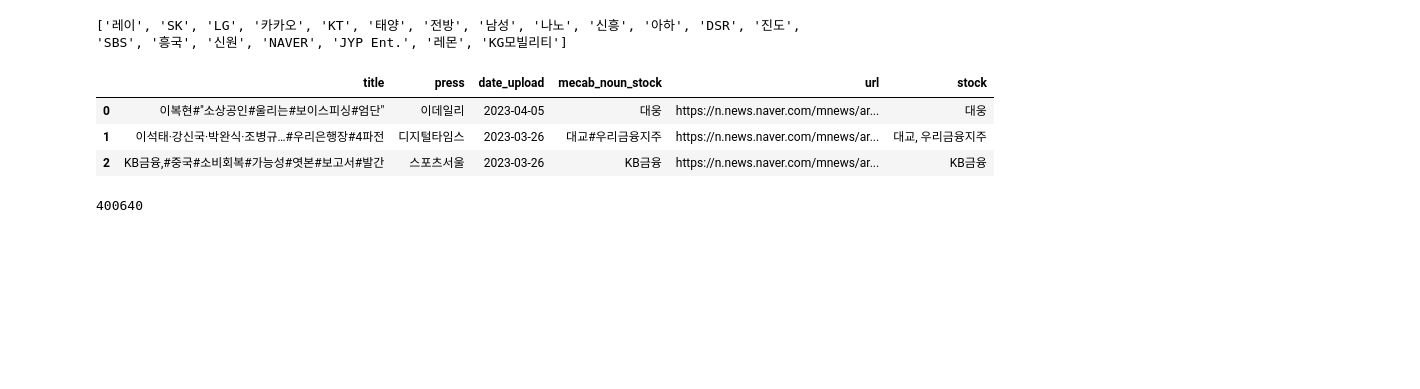
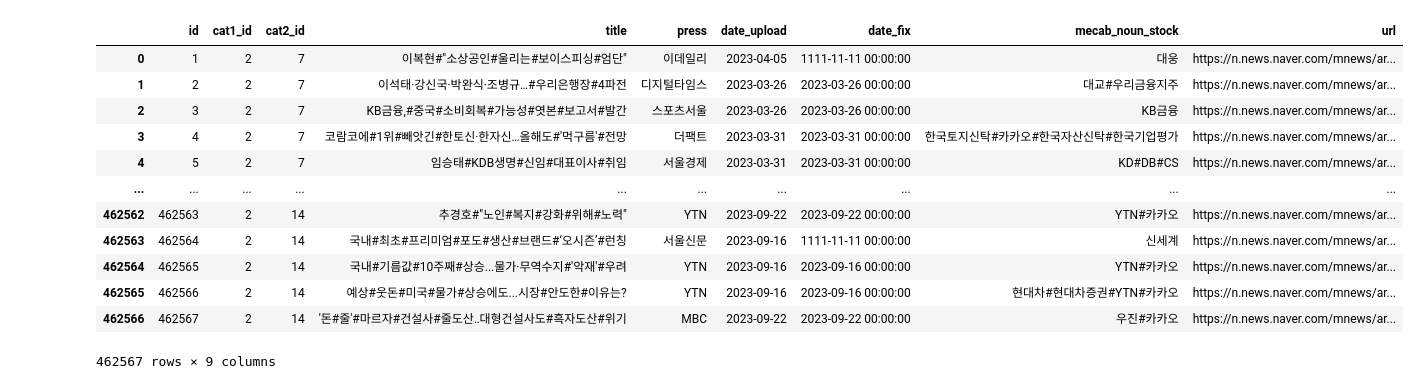
Before and after one commit to sesac-2023/FinalProj, a Jupyter notebook: data_preprocessing.ipynb, the cells around one changed output. Saved outputs shown, nothing was run; the diff lists cells and outputs as text; code cells hidden in the pictures; blank space fills up the shorter version.

```diff
--- a/data_preprocessing.ipynb
+++ b/data_preprocessing.ipynb
@@ -1,22 +0,0 @@
-# %%
-#sql 연결 및 데이터 불러와서 df로 변환
-import pandas as pd
-import pymysql
-
-with open('pentagon1004.sql', 'r') as f:
-    sql_script = f.read()
-
-with open(f"./db_config", "r") as f:
-    config = f.readlines()
-
-config_dict = {}
-for l in config:
-    idx = l.index('=')
-    k = l[:idx]
-    v = l[idx + 1:]
-    config_dict[k] = v.rstrip()
-
-conn = pymysql.connect(**config_dict)
-cur = conn.cursor()
-# cur.execute(sql_script)  # Assuming that your SQL script creates the table
-df = pd.read_sql_query("SELECT * FROM pentagon_news", conn)
@@ -26,6 +0,0 @@ df = pd.read_sql_query("SELECT * FROM pentagon_news", conn)
-# %%
-# 샾 분리, 증권 제외
-df['stock'] = df['mecab_noun_stock'].str.split('#')
-df = df[['title', 'press', 'date_upload', 'mecab_noun_stock', 'url', 'stock']]
-df['stock'] = df['stock'].apply(lambda x: [word for word in x if not word.endswith('증권')] if isinstance(x, list) else [])
-df.head(5)
@@ -251,21 +0,0 @@ list1 = ['삼성전자',
-# %%
-# 리스트 제거, 제외할 단어 리스트 생성
-df['stock'] = df['stock'].apply(lambda x: ', '.join(x) if isinstance(x, list) else x)
-exception_word = [x for x in df2[df2>1000].index.tolist() if x not in list1]
-print(exception_word)
-df.head(3)
-# %% [output]
-['레이', 'SK', 'LG', '카카오', 'KT', '태양', '전방', '남성', '나노', '신흥', '아하', 'DSR', '진도', 'SBS', '흥국', '신원', 'NAVER', 'JYP Ent.', '레몬', 'KG모빌리티']
-|  | title | press | date_upload | mecab_noun_stock | url | stock |
-| 0 | 이복현#"소상공인#울리는#보이스피싱#엄단" | 이데일리 | 2023-04-05 | 대웅 | https://n.news.naver.com/mnews/ar... | 대웅 |
-| 1 | 이석태·강신국·박완식·조병규…#우리은행장#4파전 | 디지털타임스 | 2023-03-26 | 대교#우리금융지주 | https://n.news.naver.com/mnews/ar... | 대교, 우리금융지주 |
-| 2 | KB금융,#중국#소비회복#가능성#엿본#보고서#발간 | 스포츠서울 | 2023-03-26 | KB금융 | https://n.news.naver.com/mnews/ar... | KB금융 |
-# %%
-# 제외단어 제외한 개수 확인
-for word in exception_word:
-    df['stock'] = df['stock'].str.replace(word, '')
-df = df[df['stock'].str.len() > 0]
-len(df)
-# df.head
-# %% [output]
-400640
@@ -274,0 +23,17 @@ df.head(10)
+# %%
+# 데이터 확인
+df
+# %% [output]
+|  | id | cat1_id | cat2_id | title | press | date_upload | date_fix | mecab_noun_stock | url |
+| 0 | 1 | 2 | 7 | 이복현#"소상공인#울리는#보이스피싱#엄단" | 이데일리 | 2023-04-05 | 1111-11-11 00:00:00 | 대웅 | https://n.news.naver.com/mnews/ar... |
+| 1 | 2 | 2 | 7 | 이석태·강신국·박완식·조병규…#우리은행장#4파전 | 디지털타임스 | 2023-03-26 | 2023-03-26 00:00:00 | 대교#우리금융지주 | https://n.news.naver.com/mnews/ar... |
+| 2 | 3 | 2 | 7 | KB금융,#중국#소비회복#가능성#엿본#보고서#발간 | 스포츠서울 | 2023-03-26 | 2023-03-26 00:00:00 | KB금융 | https://n.news.naver.com/mnews/ar... |
+| 3 | 4 | 2 | 7 | 코람코에#1위#빼앗긴#한토신·한자신…올해도#'먹구름'#전망 | 더팩트 | 2023-03-31 | 2023-03-31 00:00:00 | 한국토지신탁#카카오#한국자산신탁#한국기업평가 | https://n.news.naver.com/mnews/ar... |
+| 4 | 5 | 2 | 7 | 임승태#KDB생명#신임#대표이사#취임 | 서울경제 | 2023-03-31 | 2023-03-31 00:00:00 | KD#DB#CS | https://n.news.naver.com/mnews/ar... |
+| ... | ... | ... | ... | ... | ... | ... | ... | ... | ... |
+| 462562 | 462563 | 2 | 14 | 추경호#"노인#복지#강화#위해#노력" | YTN | 2023-09-22 | 2023-09-22 00:00:00 | YTN#카카오 | https://n.news.naver.com/mnews/ar... |
+| 462563 | 462564 | 2 | 14 | 국내#최초#프리미엄#포도#생산#브랜드#‘오시즌’#런칭 | 서울신문 | 2023-09-16 | 1111-11-11 00:00:00 | 신세계 | https://n.news.naver.com/mnews/ar... |
+| 462564 | 462565 | 2 | 14 | 국내#기름값#10주째#상승...물가·무역수지#'악재'#우려 | YTN | 2023-09-16 | 2023-09-16 00:00:00 | YTN#카카오 | https://n.news.naver.com/mnews/ar... |
+| 462565 | 462566 | 2 | 14 | 예상#웃돈#미국#물가#상승에도...시장#안도한#이유는? | YTN | 2023-09-16 | 2023-09-16 00:00:00 | 현대차#현대차증권#YTN#카카오 | https://n.news.naver.com/mnews/ar... |
+| 462566 | 462567 | 2 | 14 | '돈#줄'#마르자#건설사#줄도산‥대형건설사도#흑자도산#위기 | MBC | 2023-09-22 | 2023-09-22 00:00:00 | 우진#카카오 | https://n.news.naver.com/mnews/ar... |
+462567 rows × 9 columns
```
Also changed, not shown: parts of 42 cells of this notebook, 4 other files.
